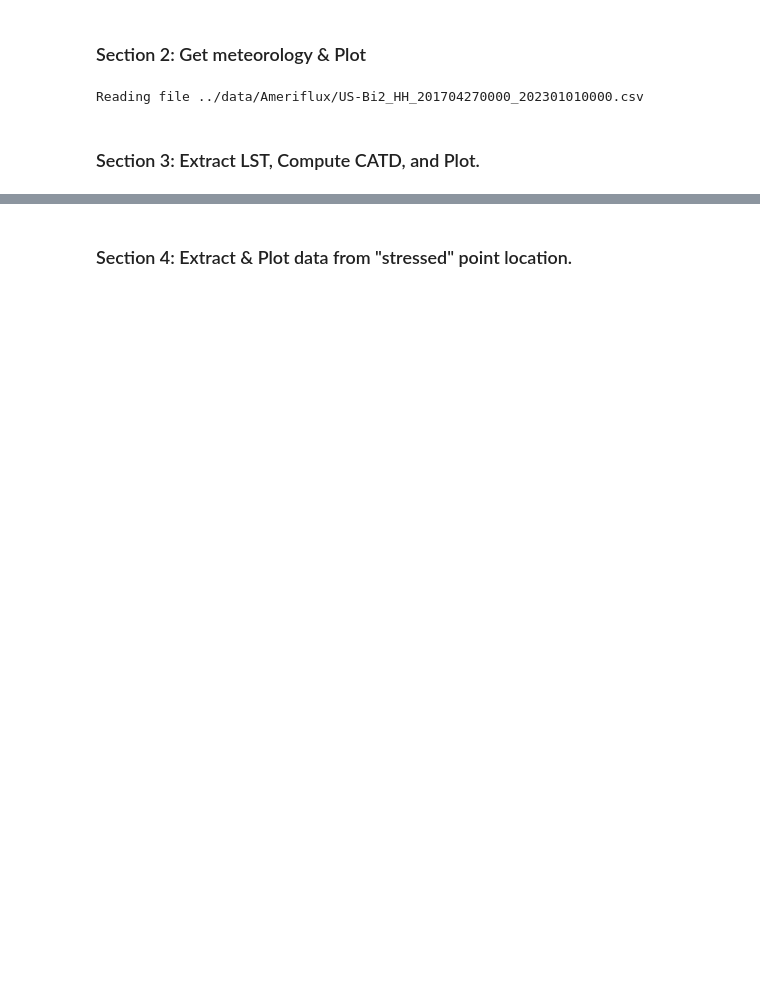
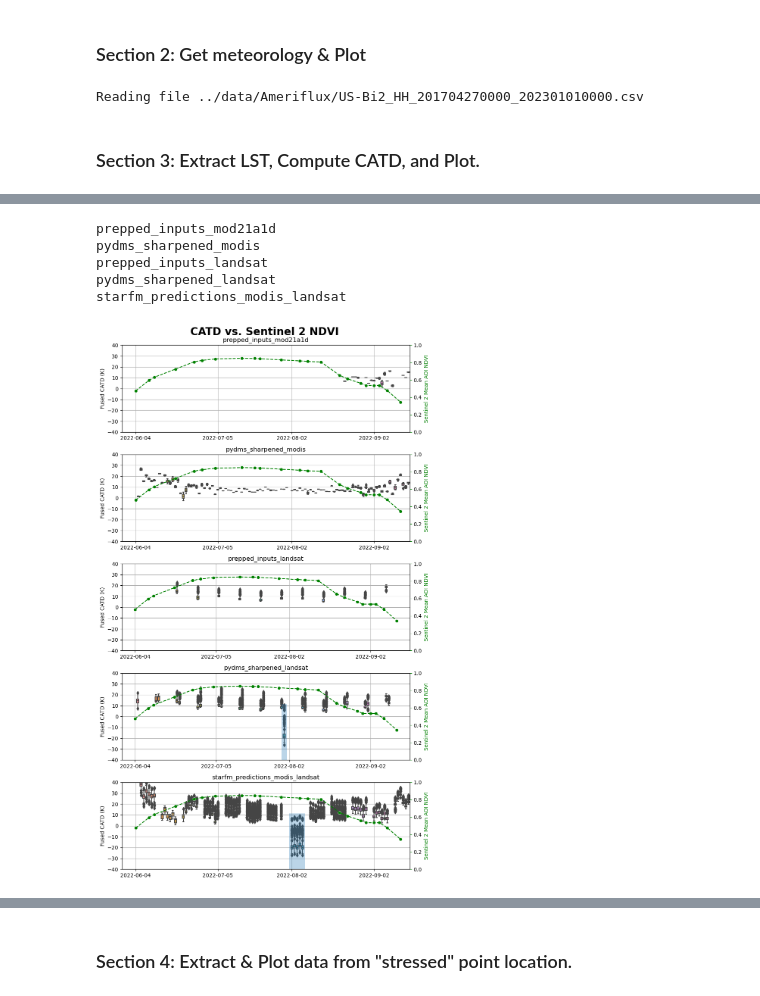
Before and after one commit to tcruicks/tcruicks-capstone-catd, a Jupyter notebook: exploratory/tcruicks-final-corn4-v4.ipynb, the cells around one changed output, grey strips where cells are left out. Drawn from its saved outputs; the diff is of its cells as text; code cells hidden in the pictures; blank space fills up the shorter version.

```diff
--- a/exploratory/tcruicks-final-corn4-v4.ipynb
+++ b/exploratory/tcruicks-final-corn4-v4.ipynb
@@ -742,16 +759,6 @@ ax1.grid()
 met_df = read_ameriflux(met_path)
 # %% [output]
 Reading file ../data/Ameriflux/US-Bi2_HH_201704270000_202301010000.csv
-# %%
-# Plot Temperature.
-
-fig, ax = plt.subplots(1,1, figsize=(9, 4))
-
-met_df[start1:end1].TA.resample('D').max().plot(ax=ax)
-fig.suptitle('Maximum Crop Field Air Temperature')
-ax.set_title('(Used for CATD Calculation)', fontsize=10)
-ax.set_xlabel('')
-ax.set_ylabel('Temperature (C)')
 # %% [markdown]
 ### Section 3: Extract LST, Compute CATD, and Plot.
 # %%
@@ -922,7 +969,10 @@ for i, asset in enumerate(asset_dict):
     catd_df = catd_da_list[i].to_dataframe(name=catd_col_name)
 
     # Get rid of unneeded columns. --------
-    catd_df.reset_index(level=[1, 2], inplace=True)
+    if asset == 'prepped_inputs_mod21a1d':
+        catd_df.reset_index(level=[1], inplace=True)
+    else:
+        catd_df.reset_index(level=[1, 2], inplace=True)
 
     # Resampling fills in dates that dont exist in the data.
     catd_resampled_df = catd_df.groupby(['x','y']).resample('D').mean()
@@ -937,11 +987,17 @@ for i, asset in enumerate(asset_dict):
 
     # Create a list of dataframes.
     catd_df_list.append(catd_resampled_df)
+# %% [output]
+prepped_inputs_mod21a1d
+pydms_sharpened_modis
+prepped_inputs_landsat
+pydms_sharpened_landsat
+starfm_predictions_modis_landsat
 # %%
 # 16) AOI ANNUAL BOXPLOTS OF CATD
 
 # Create a figure.  Axes will be created in the loop.
-fig = plt.figure(figsize=(9, 12))
+fig = plt.figure(figsize=(9, 15))
 plt.subplots_adjust(hspace=0.5)
 
 fig.suptitle('CATD vs. Sentinel 2 NDVI', weight='bold', fontsize=20)
@@ -954,20 +1010,22 @@ for i, asset in enumerate(asset_dict):
 
     # Get the dataframe out of the list but will skip the two MODIS
     # dataframes because there is only mid-august and on data.
-    if i <= 1: continue
+    #if i <= 1: continue
 
     # READ CSV OUTPUT FILES INTO NDVI DF
 
     file_name = "{}_{}_catd_aoi.csv".format(analysis, asset)
     file_path =os.path.join(csv_path, file_name)
+    df_new_catd = read_df_files(file_path)
 
-    df_new_catd = read_df_files(file_path)
+    # Set index to time.
     df_new_catd.index = df_new_catd['time']
+    s2_ndvi_mean_df.index = s2_ndvi_mean_df['time']
 
     # Make box plots. --------------------
 
     # Create an axes dynamically.
-    ax = plt.subplot(3, 1, j + 1)
+    ax = plt.subplot(5, 1, j + 1)
     # Increment the axes number up one after each valid dataset.
     j = j + 1
     # Create a twin axes for catd and ndvi.
@@ -988,37 +1046,39 @@ for i, asset in enumerate(asset_dict):
 
         # Plot daily mean NDVI as points.
         (sns.scatterplot(
-                x=s2_ndvi_mean_df['2022-06-04':'2022-09-15'].index.astype(str),
+                x=s2_ndvi_mean_df['2022-06-04':'2022-09-15'].index.strftime('%Y-%m-%d'),
                 y=s2_ndvi_mean_df['2022-06-04':'2022-09-15']['s2_mean_ndvi'],
                 ax=twinax0, color='green')
         )
 
         # Plot daily mean NDVI as a dashed line in addition to the points.
         (sns.lineplot(
-                x=s2_ndvi_mean_df['2022-06-04':'2022-09-15'].index.astype(str),
+                x=s2_ndvi_mean_df['2022-06-04':'2022-09-15'].index.strftime('%Y-%m-%d'),
                 y=s2_ndvi_mean_df['2022-06-04':'2022-09-15']['s2_mean_ndvi'],
                 ax=twinax0, color='green', linestyle='dashed')
         )
 
     ax.xaxis.set_major_locator(mdates.MonthLocator(bymonthday=1))
     ax.set_ylabel('Fused CATD (K)')
     ax.set_xlabel('')
     ax.set_ylim(-40,40)
 
     twinax0.set_ylabel(ylabel='Sentinel 2 Mean AOI NDVI', color='green')
     twinax0.set_ylim(0,1)
     twinax0.tick_params(color='green')
 
     ax.grid()
 
     # Here we want to highlight an area of data on the sharoened landsat (i==3)
     # and the fused (i==4).
     if i == 3:
-        plt.axvspan(56, 58, ymin=.12, ymax=.52, alpha=.3)
+        plt.axvspan(56, 58, ymin=0, ymax=.64, alpha=.3)
     if i == 4:
-        plt.axvspan(56, 66, ymin=.10, ymax=.50, alpha=.3)
+        plt.axvspan(58, 64, ymin=0, ymax=.64, alpha=.3)
 
     plt.tight_layout()
+# %% [output]
+[figure, added]
 # %%
 # 17) PLOT AOI Rolling CATD AND NDVI.
 
```
Also changed, not shown: parts of 13 cells of this notebook, 45 other files.
